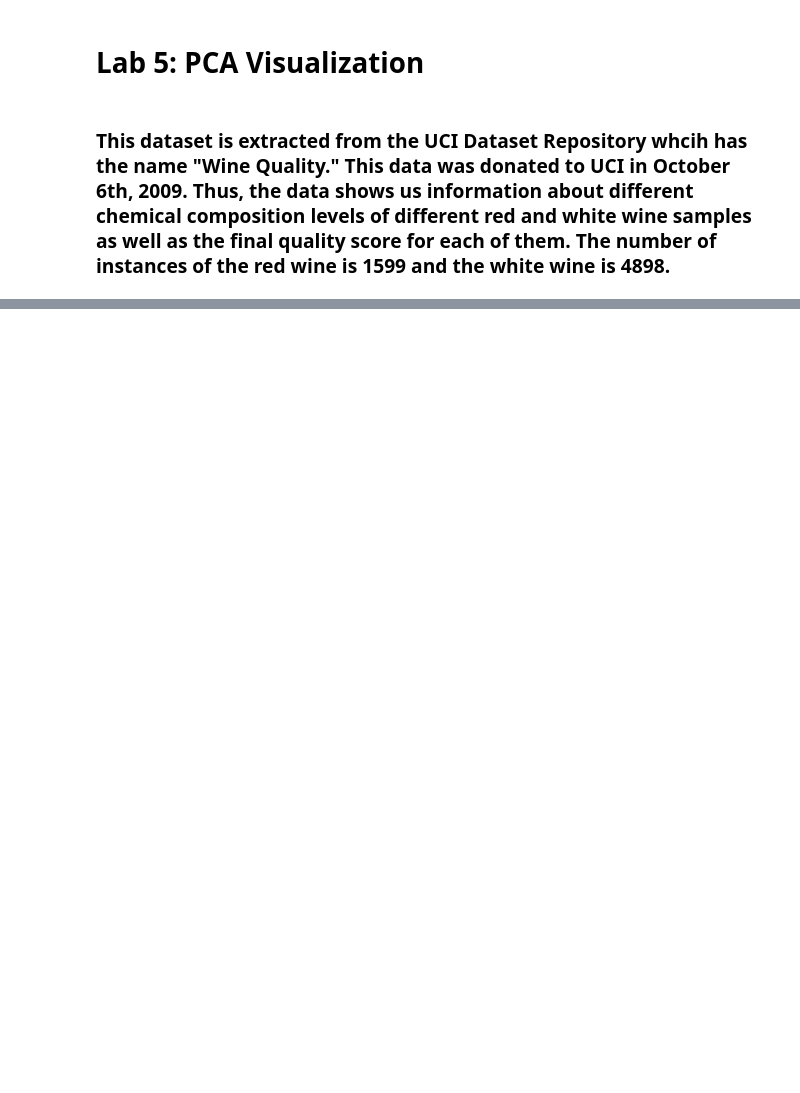
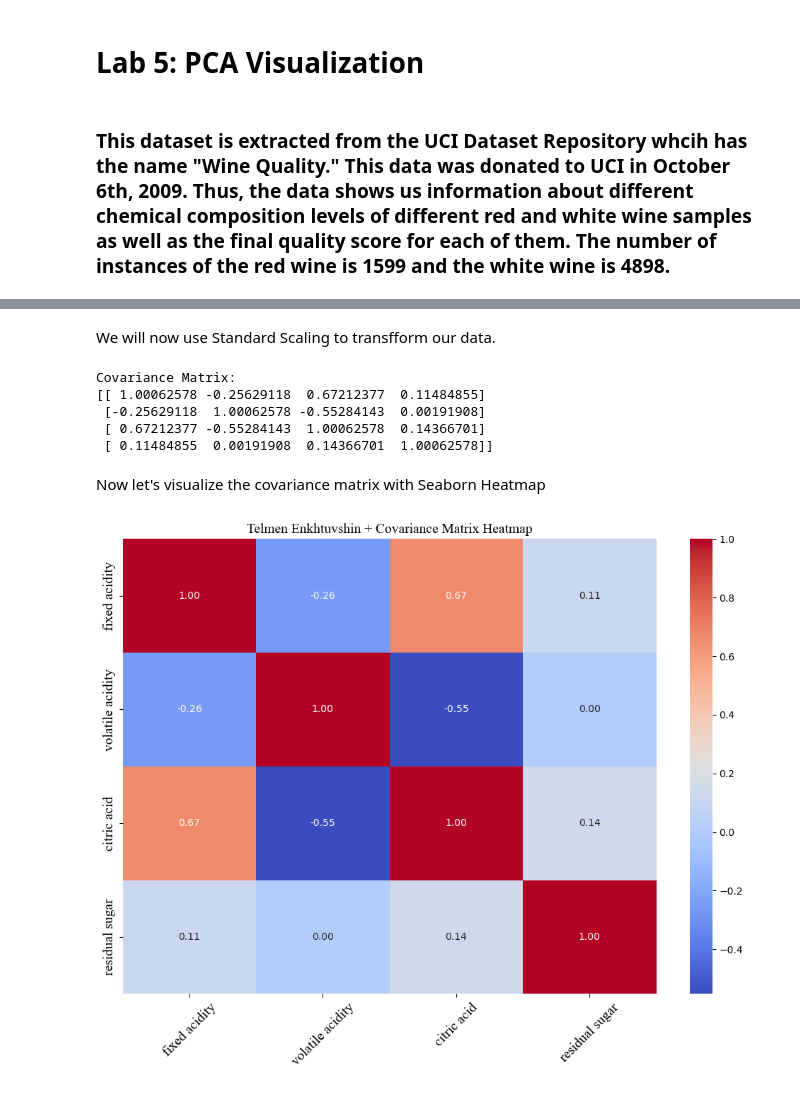
Before and after one commit to Telmen17/CS445-DataVis, a Jupyter notebook: Lab5/Telmen_Enkhtuvshin_Lab5.ipynb, the cells around one changed output, grey strips where cells are left out. Cells and saved outputs as stored; diff of their text form; code cells hidden in the pictures; blank space fills up the shorter version.

Commit message:
Fixing Lab5 and extra visualizations.

```diff
--- a/Lab5/Telmen_Enkhtuvshin_Lab5.ipynb
+++ b/Lab5/Telmen_Enkhtuvshin_Lab5.ipynb
@@ -15,0 +51,4 @@ FileNotFoundError: [Errno 2] No such file or directory: 'winequality-red.csv'
+# %%
+# Convert to DataFrame for easier handling
+selected_features = df_red[["fixed acidity", "volatile acidity", "citric acid", "residual sugar"]]
+selected_features.head(5)
@@ -15,0 +62,47 @@ FileNotFoundError: [Errno 2] No such file or directory: 'winequality-red.csv'
+# %% [markdown]
+We will now use Standard Scaling to transfform our data.
+# %%
+from sklearn.preprocessing import StandardScaler
+# PCA is sensitive to scale, so we standardize the data first
+scaler = StandardScaler()
+X = selected_features.values
+feature_names = selected_features.columns.tolist()
+X_scaled = scaler.fit_transform(X)
+
+# -------------------------
+# Compute the Covariance Matrix
+# -------------------------
+# The covariance matrix shows how variables vary with respect to each other
+cov_matrix = np.cov(X_scaled, rowvar=False)
+print("Covariance Matrix:")
+print(cov_matrix)
+# %% [output]
+Covariance Matrix:
+[[ 1.00062578 -0.25629118  0.67212377  0.11484855]
+ [-0.25629118  1.00062578 -0.55284143  0.00191908]
+ [ 0.67212377 -0.55284143  1.00062578  0.14366701]
+ [ 0.11484855  0.00191908  0.14366701  1.00062578]]
+# %% [markdown]
+Now let's visualize the covariance matrix with Seaborn Heatmap
+# %%
+import seaborn as sns
+
+plt.figure(figsize=(10, 8))
+sns.heatmap(
+    cov_matrix,
+    annot=True,             # Show numbers in cells
+    fmt=".2f",              # Format to 2 decimal places
+    cmap="coolwarm",
+    xticklabels=feature_names,
+    yticklabels=feature_names,
+    cbar=True
+)
+
+plt.title("Telmen Enkhtuvshin + Covariance Matrix Heatmap", fontname='Times New Roman', fontsize=14)
+plt.xticks(rotation=45, fontsize=14, fontname='Times New Roman')
+plt.yticks(fontsize=14, fontname='Times New Roman')
+plt.tight_layout()
+plt.savefig("Lab5-Telmen_Enkhtuvshin-PCAHeatmap.png", dpi=300, bbox_inches='tight')
+plt.show()
+# %% [output]
+[figure, added]
```
Also changed, not shown: parts of 22 cells of this notebook, 5 other files.
